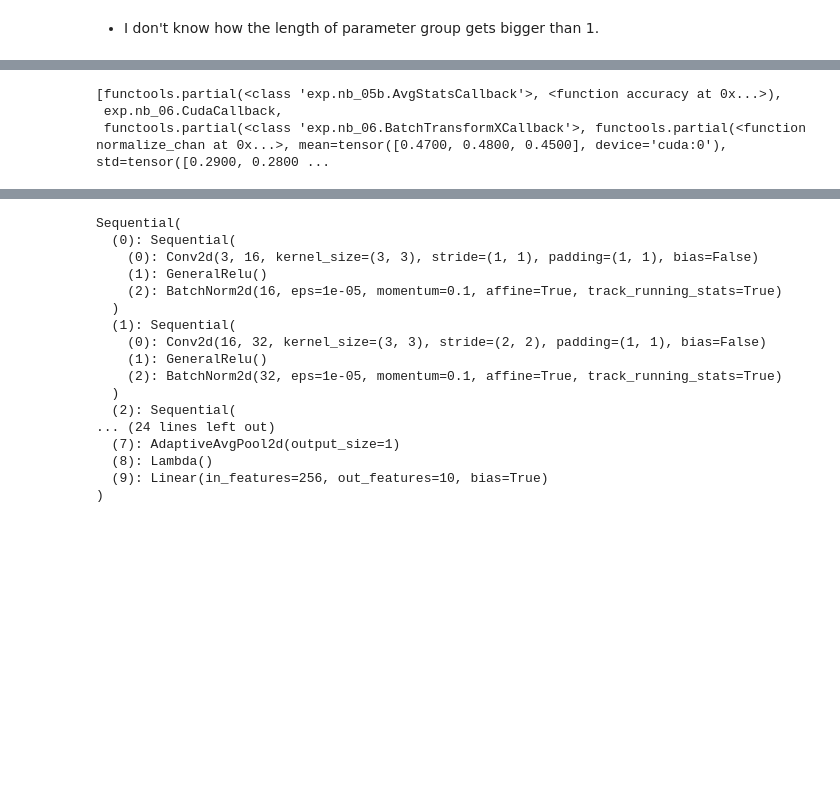
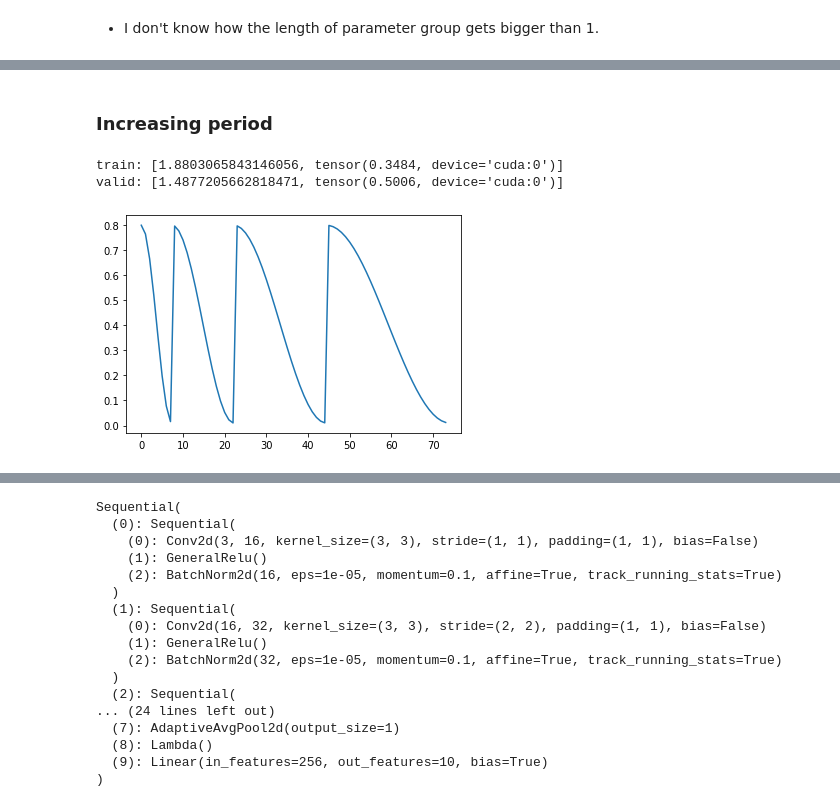
Before and after one commit to SpellOnYou/1000-days-of-code, a Jupyter notebook: dl_scratch/optimizer.ipynb, the cells around one changed output, grey strips where cells are left out. Saved outputs shown, nothing was run; the diff lists cells and outputs as text; code cells hidden in the pictures; blank space fills up the shorter version.

```diff
--- a/dl_scratch/optimizer.ipynb
+++ b/dl_scratch/optimizer.ipynb
@@ -316,10 +324,13 @@ sched = combine_scheds(torch.tensor([.4, .3, .2, .1]), [sched_cos(0.8, .01), sch
-# %%
-cbfs
-# %% [output]
-[functools.partial(<class 'exp.nb_05b.AvgStatsCallback'>, <function accuracy at 0x...>),
- exp.nb_06.CudaCallback,
- functools.partial(<class 'exp.nb_06.BatchTransformXCallback'>, functools.partial(<function normalize_chan at 0x...>, mean=tensor([0.4700, 0.4800, 0.4500], device='cuda:0'), std=tensor([0.2900, 0.2800 ...
+# %% [markdown]
+### Increasing period
 # %%
+sched = combine_scheds(torch.tensor([.1, .2, .3, .4]), [sched_cos(0.8, .01), sched_cos(0.8, .01), sched_cos(0.8, .01), sched_cos(0.8, .01)])
 learn, run= get_learn_run(nfs, data, 0.4, conv_layer,
                           cbs=cbfs + [partial(ParamScheduler, pname='lr', sched_funcs=sched), Recorder],
                           opt_func = sgd_opt)
+run.fit(1, learn)
+run.recorder.plot_lr()
+# %% [output]
+train: [1.8803065843146056, tensor(0.3484, device='cuda:0')]
+valid: [1.4877205662818471, tensor(0.5006, device='cuda:0')]
+[figure, added]
```
Also changed, not shown: parts of 36 cells of this notebook.
